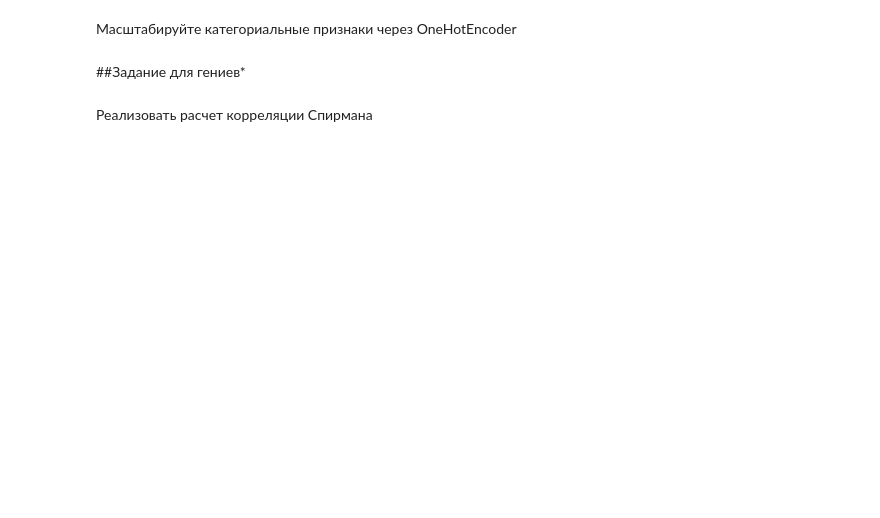
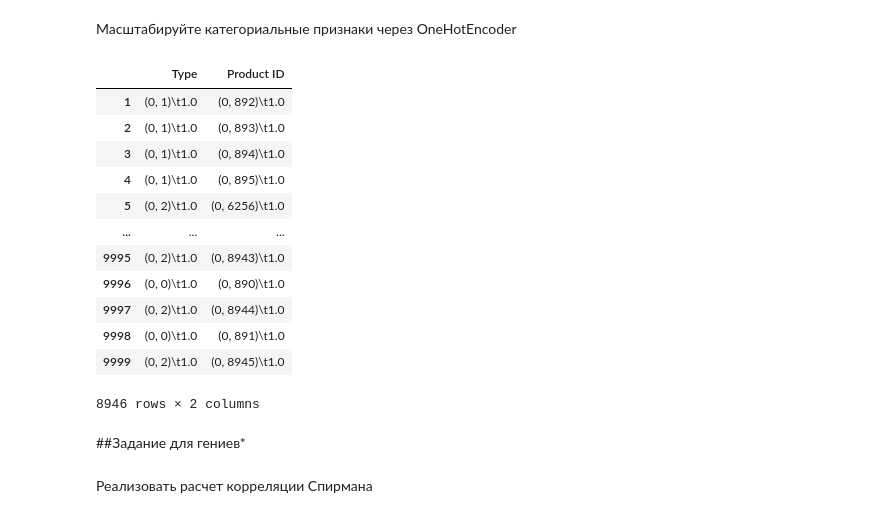
Before and after one commit to kaimakov-rk/kokoko, a Jupyter notebook: Copy_of_Задание_3.ipynb, the cells around one changed output. Drawn from its saved outputs; the diff is of its cells as text; code cells hidden in the pictures; blank space fills up the shorter version.

```diff
--- a/Copy_of_Задание_3.ipynb
+++ b/Copy_of_Задание_3.ipynb
@@ -309,3 +347,8 @@ from sklearn.preprocessing import MinMaxScaler, StandardScaler
 # Creating instances
 min_max_scaler = MinMaxScaler()
 standard_scaler = StandardScaler()
+
+new_df[['Rotational speed [rpm]']] = min_max_scaler.fit_transform(new_df[['Rotational speed [rpm]']])
+new_df[['Tool wear [min']] = standard_scaler.fit_transform(new_df[['Tool wear [min]']])
+
+new_df[['Rotational speed [rpm]', 'Tool wear [min]']].describe()
@@ -314,8 +367,27 @@ standard_scaler = StandardScaler()
 # %%
 from sklearn.preprocessing import OneHotEncoder
 
 # Create an instance of OneHotEncoder
 encoder = OneHotEncoder()
+
+new_df[['Type']] = encoder.fit(new_df[['Type']]).transform(new_df[['Type']])
+new_df[['Product ID']] = encoder.fit_transform(new_df[['Product ID']])
+
+new_df[['Type', 'Product ID']]
+# %% [output]
+|  | Type | Product ID |
+| 1 | (0, 1)\t1.0 | (0, 892)\t1.0 |
+| 2 | (0, 1)\t1.0 | (0, 893)\t1.0 |
+| 3 | (0, 1)\t1.0 | (0, 894)\t1.0 |
+| 4 | (0, 1)\t1.0 | (0, 895)\t1.0 |
+| 5 | (0, 2)\t1.0 | (0, 6256)\t1.0 |
+| ... | ... | ... |
+| 9995 | (0, 2)\t1.0 | (0, 8943)\t1.0 |
+| 9996 | (0, 0)\t1.0 | (0, 890)\t1.0 |
+| 9997 | (0, 2)\t1.0 | (0, 8944)\t1.0 |
+| 9998 | (0, 0)\t1.0 | (0, 891)\t1.0 |
+| 9999 | (0, 2)\t1.0 | (0, 8945)\t1.0 |
+8946 rows × 2 columns
 # %% [markdown]
 ##Задание для гениев*
 # %% [markdown]
```
Also changed, not shown: parts of 15 cells of this notebook.
